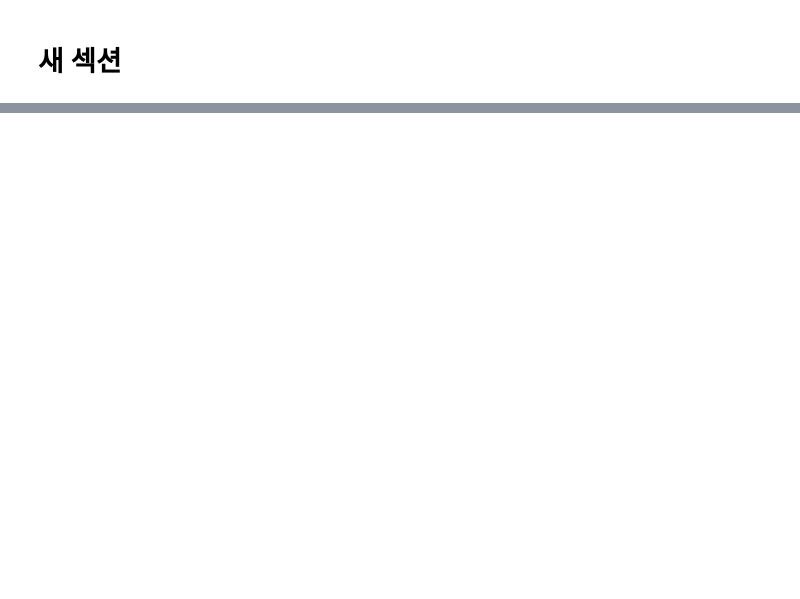
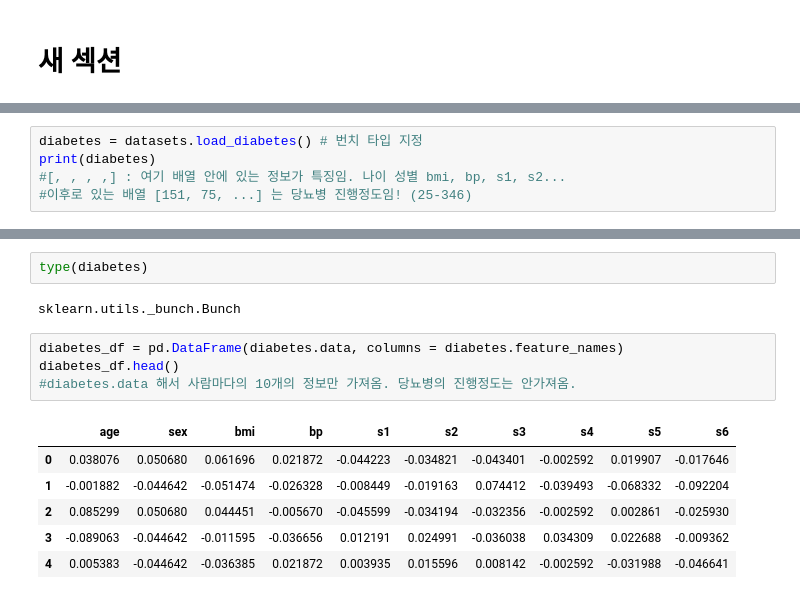
Before and after one commit to burngburng/dohee.github.io, a Jupyter notebook: Untitled0.ipynb, the cells around one changed output, grey strips where cells are left out. Drawn from its saved outputs; the diff is of its cells as text; blank space fills up the shorter version.

```diff
--- a/Untitled0.ipynb
+++ b/Untitled0.ipynb
@@ -210,0 +261,5 @@ plt.show()
+# %%
+diabetes = datasets.load_diabetes() # 번치 타입 지정
+print(diabetes)
+#[, , , ,] : 여기 배열 안에 있는 정보가 특징임. 나이 성별 bmi, bp, s1, s2...
+#이후로 있는 배열 [151, 75, ...] 는 당뇨병 진행정도임! (25-346)
@@ -210,0 +284,15 @@ plt.show()
+# %%
+type(diabetes)
+# %% [output]
+sklearn.utils._bunch.Bunch
+# %%
+diabetes_df = pd.DataFrame(diabetes.data, columns = diabetes.feature_names)
+diabetes_df.head()
+#diabetes.data 해서 사람마다의 10개의 정보만 가져옴. 당뇨병의 진행정도는 안가져옴.
+# %% [output]
+|  | age | sex | bmi | bp | s1 | s2 | s3 | s4 | s5 | s6 |
+| 0 | 0.038076 | 0.050680 | 0.061696 | 0.021872 | -0.044223 | -0.034821 | -0.043401 | -0.002592 | 0.019907 | -0.017646 |
+| 1 | -0.001882 | -0.044642 | -0.051474 | -0.026328 | -0.008449 | -0.019163 | 0.074412 | -0.039493 | -0.068332 | -0.092204 |
+| 2 | 0.085299 | 0.050680 | 0.044451 | -0.005670 | -0.045599 | -0.034194 | -0.032356 | -0.002592 | 0.002861 | -0.025930 |
+| 3 | -0.089063 | -0.044642 | -0.011595 | -0.036656 | 0.012191 | 0.024991 | -0.036038 | 0.034309 | 0.022688 | -0.009362 |
+| 4 | 0.005383 | -0.044642 | -0.036385 | 0.021872 | 0.003935 | 0.015596 | 0.008142 | -0.002592 | -0.031988 | -0.046641 |
```
Also changed, not shown: parts of 59 cells of this notebook.
